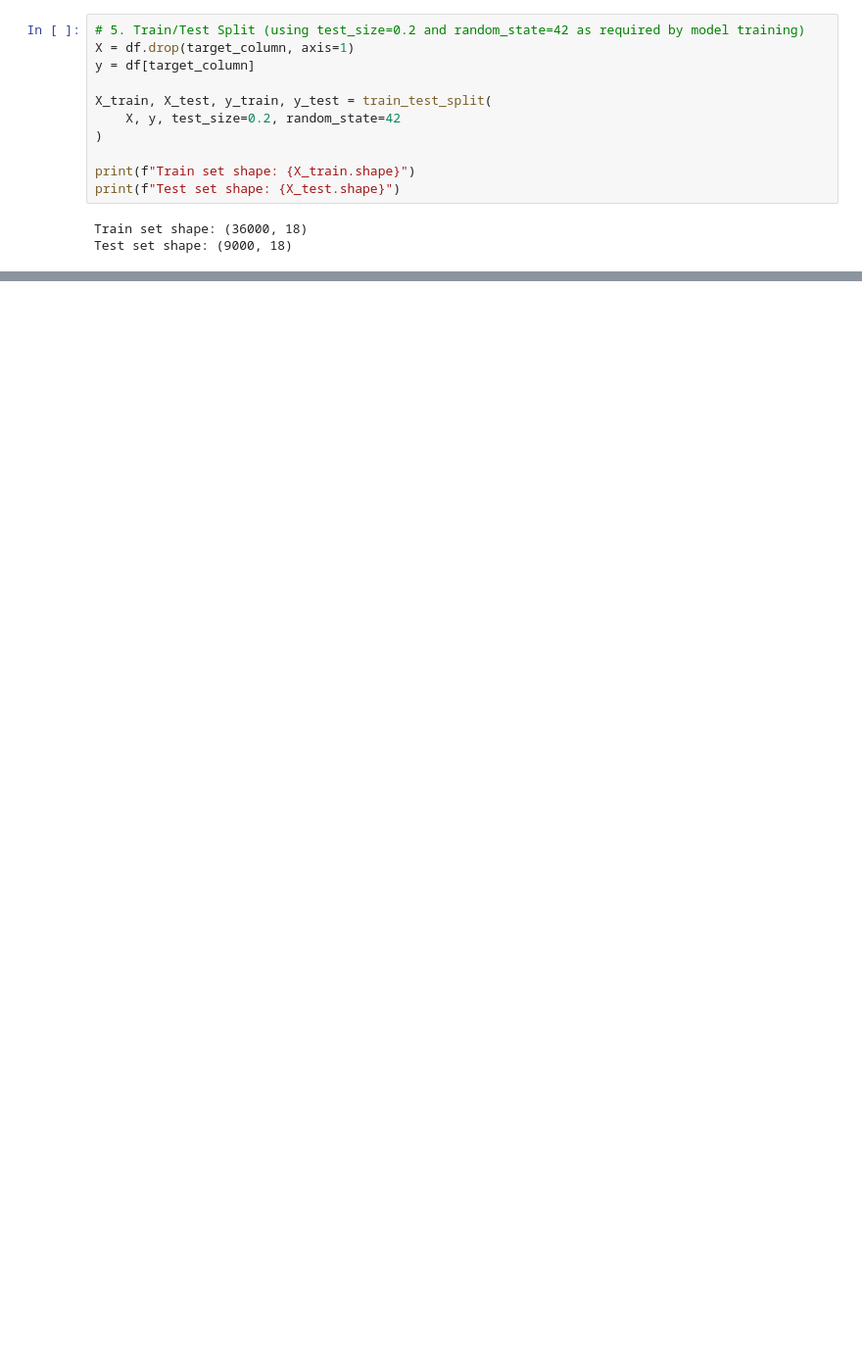
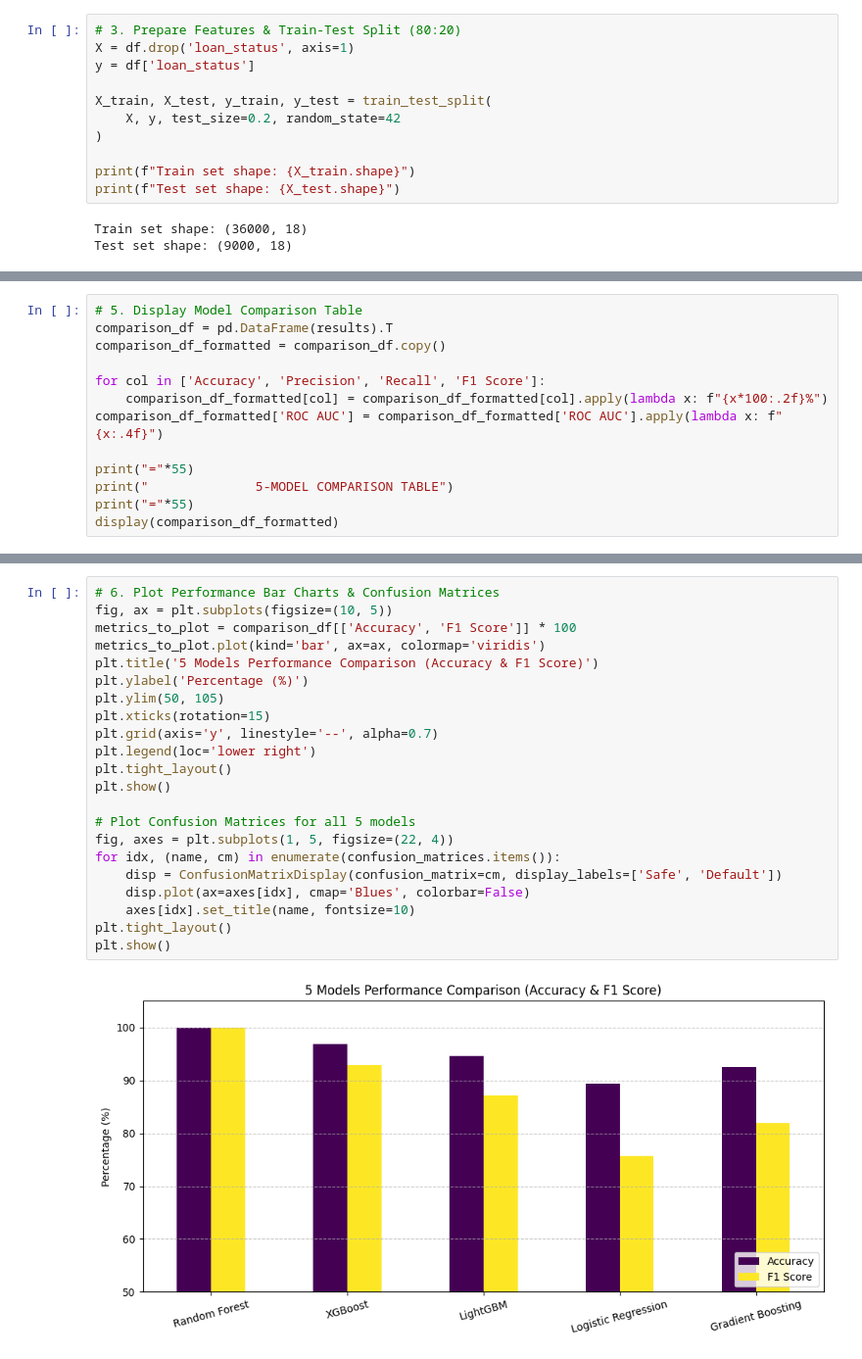
Before and after one commit to Rithish-25/Loan-risk-prediction, a Jupyter notebook: notebook/model_accuracy.ipynb, the cells around one changed output, grey strips where cells are left out. Shown at 98% size. Cells and saved outputs as stored; diff of their text form; blank space fills up the shorter version.

Commit message:
Train 5 ML models, update evaluation notebook, and display highest accuracy model banner in UI

```diff
--- a/notebook/model_accuracy.ipynb
+++ b/notebook/model_accuracy.ipynb
@@ -148,7 +107,7 @@ Dataset augmented successfully.
 # %%
-# 5. Train/Test Split (using test_size=0.2 and random_state=42 as required by model training)
-X = df.drop(target_column, axis=1)
-y = df[target_column]
+# 3. Prepare Features & Train-Test Split (80:20)
+X = df.drop('loan_status', axis=1)
+y = df['loan_status']
 
 X_train, X_test, y_train, y_test = train_test_split(
     X, y, test_size=0.2, random_state=42
@@ -316,0 +152,13 @@ plt.savefig("output.png", dpi=300, bbox_inches="tight")
+# %%
+# 5. Display Model Comparison Table
+comparison_df = pd.DataFrame(results).T
+comparison_df_formatted = comparison_df.copy()
+
+for col in ['Accuracy', 'Precision', 'Recall', 'F1 Score']:
+    comparison_df_formatted[col] = comparison_df_formatted[col].apply(lambda x: f"{x*100:.2f}%")
+comparison_df_formatted['ROC AUC'] = comparison_df_formatted['ROC AUC'].apply(lambda x: f"{x:.4f}")
+
+print("="*55)
+print("              5-MODEL COMPARISON TABLE")
+print("="*55)
+display(comparison_df_formatted)
@@ -316,0 +175,24 @@ plt.savefig("output.png", dpi=300, bbox_inches="tight")
+# %%
+# 6. Plot Performance Bar Charts & Confusion Matrices
+fig, ax = plt.subplots(figsize=(10, 5))
+metrics_to_plot = comparison_df[['Accuracy', 'F1 Score']] * 100
+metrics_to_plot.plot(kind='bar', ax=ax, colormap='viridis')
+plt.title('5 Models Performance Comparison (Accuracy & F1 Score)')
+plt.ylabel('Percentage (%)')
+plt.ylim(50, 105)
+plt.xticks(rotation=15)
+plt.grid(axis='y', linestyle='--', alpha=0.7)
+plt.legend(loc='lower right')
+plt.tight_layout()
+plt.show()
+
+# Plot Confusion Matrices for all 5 models
+fig, axes = plt.subplots(1, 5, figsize=(22, 4))
+for idx, (name, cm) in enumerate(confusion_matrices.items()):
+    disp = ConfusionMatrixDisplay(confusion_matrix=cm, display_labels=['Safe', 'Default'])
+    disp.plot(ax=axes[idx], cmap='Blues', colorbar=False)
+    axes[idx].set_title(name, fontsize=10)
+plt.tight_layout()
+plt.show()
+# %% [output]
+[figure, added]
```
Also changed, not shown: parts of 12 cells of this notebook, 12 other files.
